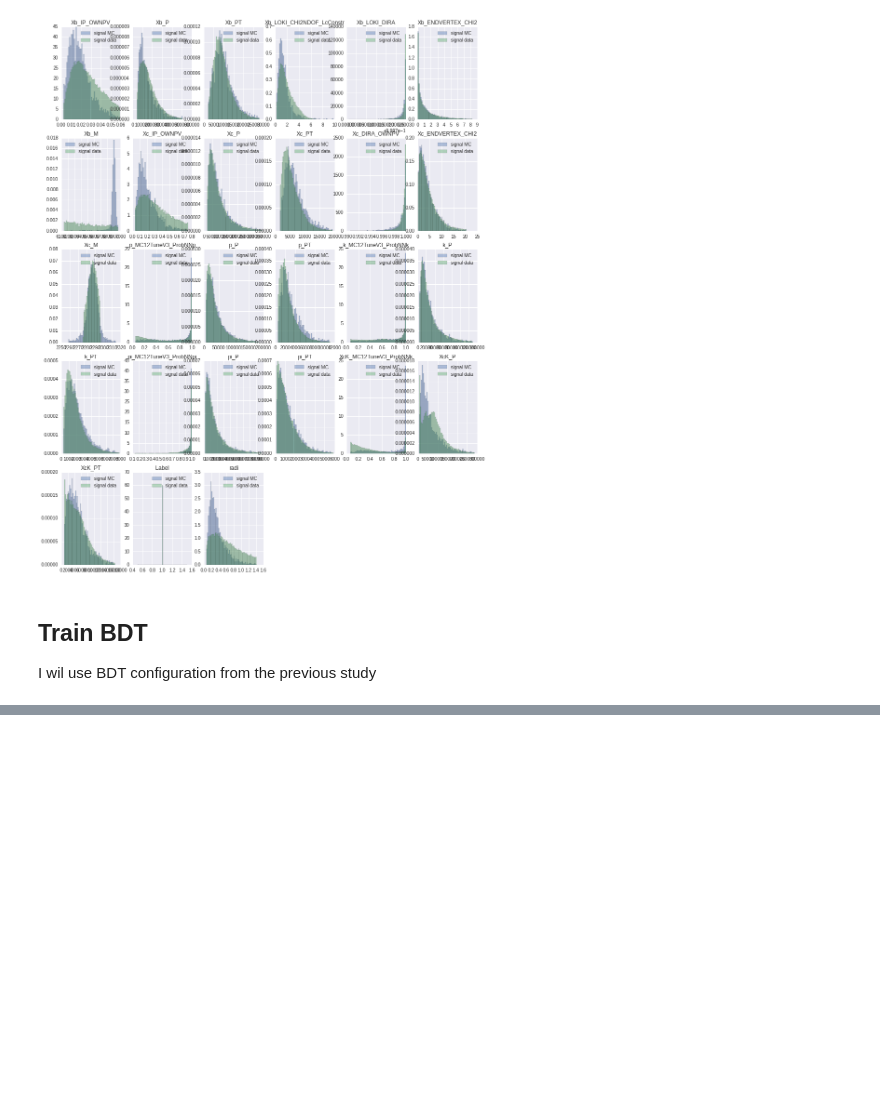
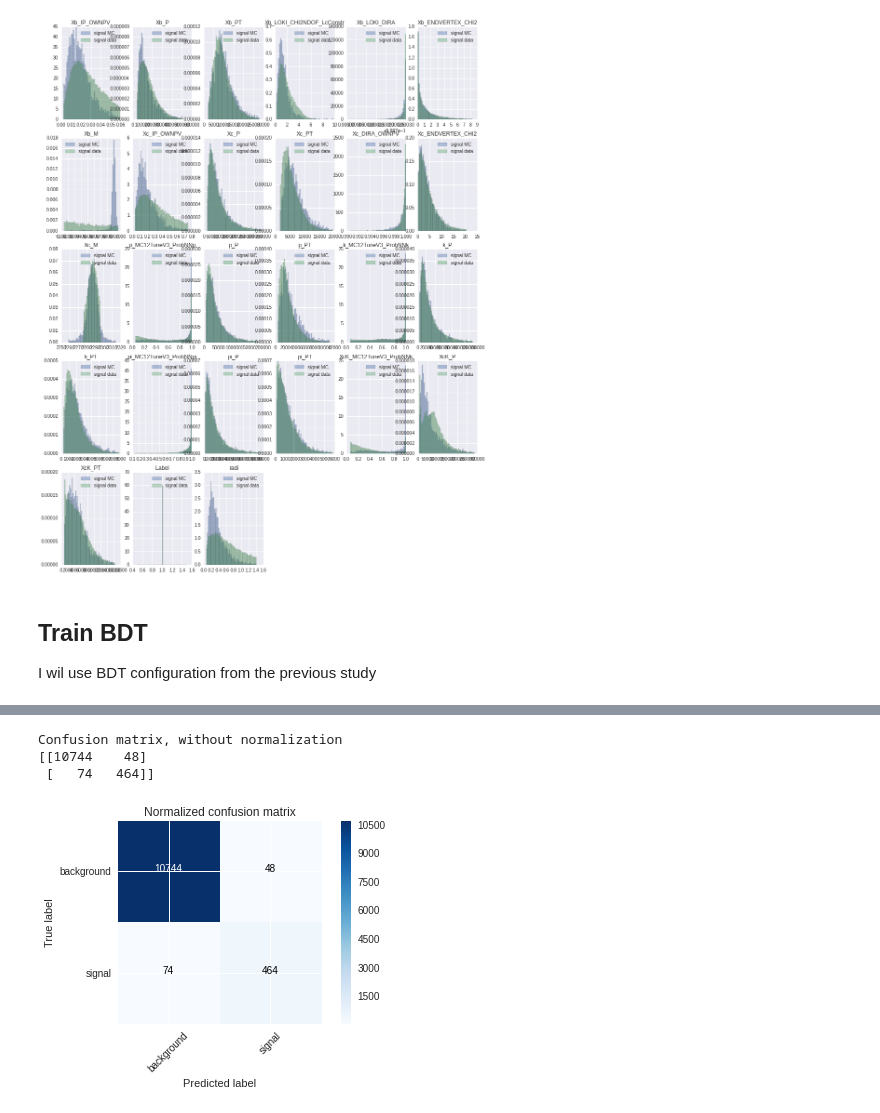
Before and after one commit to adendek/Xibc, a Jupyter notebook: MachineLearning/Xb2LbK/sklearn/BDT-Baseline.ipynb, the cells around one changed output, grey strips where cells are left out. Drawn from its saved outputs; the diff is of its cells as text; code cells hidden in the pictures; blank space fills up the shorter version.

```diff
--- a/MachineLearning/Xb2LbK/sklearn/BDT-Baseline.ipynb
+++ b/MachineLearning/Xb2LbK/sklearn/BDT-Baseline.ipynb
@@ -538,0 +687,18 @@ plt.show()
+# %%
+gb_grid_params = {'learning_rate': [0.3, 0.1, 0.01],
+              'max_depth': [4, 6, 8],
+              'min_samples_leaf': [20, 50,100,150],
+              #'max_features': [1.0, 0.3, 0.1]
+              }
+print(gb_grid_params)
+
+gb_gs = GradientBoostingClassifier(n_estimators = 400)
+
+clf = grid_search.GridSearchCV(gb_gs,
+                               gb_grid_params,
+                               cv=4,
+                               scoring='precision',
+                               fit_params={'sample_weight': sample_weight},
+                               verbose = 3,
+                               n_jobs=10);
+clf.fit(trainX, trainY)
@@ -538,0 +800,4 @@ plt.show()
+# %%
+gb = GradientBoostingClassifier( n_estimators=600, learning_rate=0.3, max_depth=6, min_samples_leaf=100 ,verbose =3)
+
+gb.fit(trainX,trainY, sample_weight=sample_weight )
@@ -538,0 +841,10 @@ plt.show()
+# %%
+cnf_matrix = confusion_matrix(testY ,gb.predict(testX));
+target_names = ["background","signal"]
+plot_confusion_matrix(cnf_matrix, classes=target_names,
+                      title='Normalized confusion matrix')
+# %% [output]
+Confusion matrix, without normalization
+[[10744    48]
+ [   74   464]]
+[figure, added]
```
Also changed, not shown: parts of 21 cells of this notebook.
